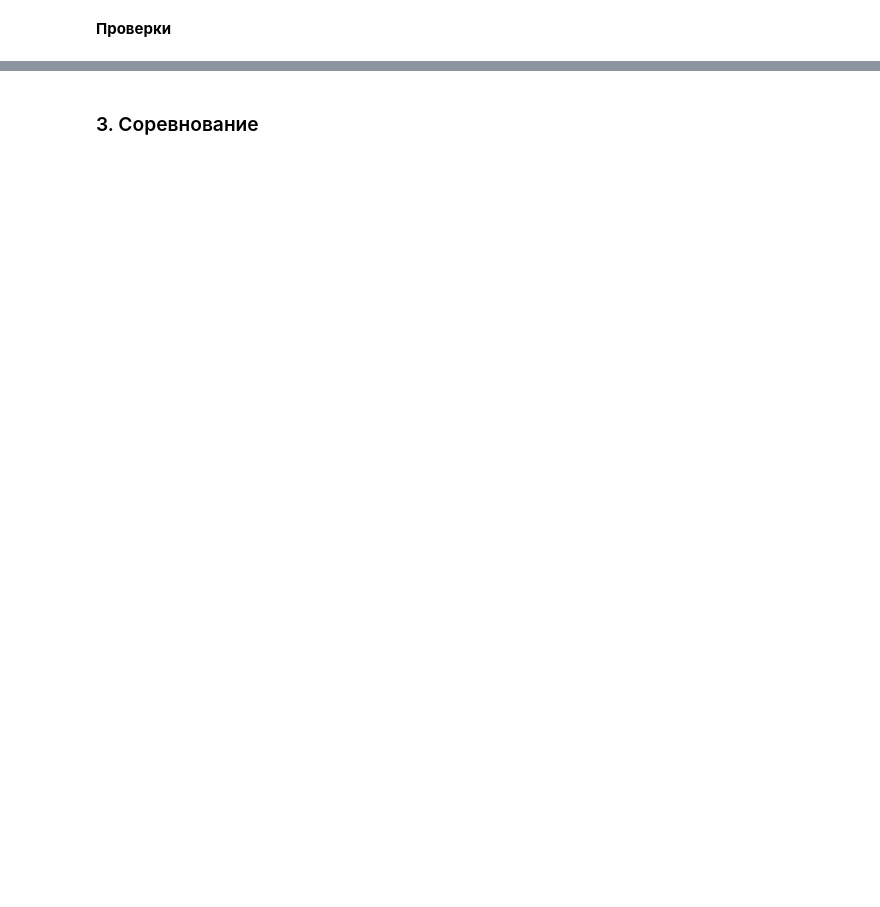
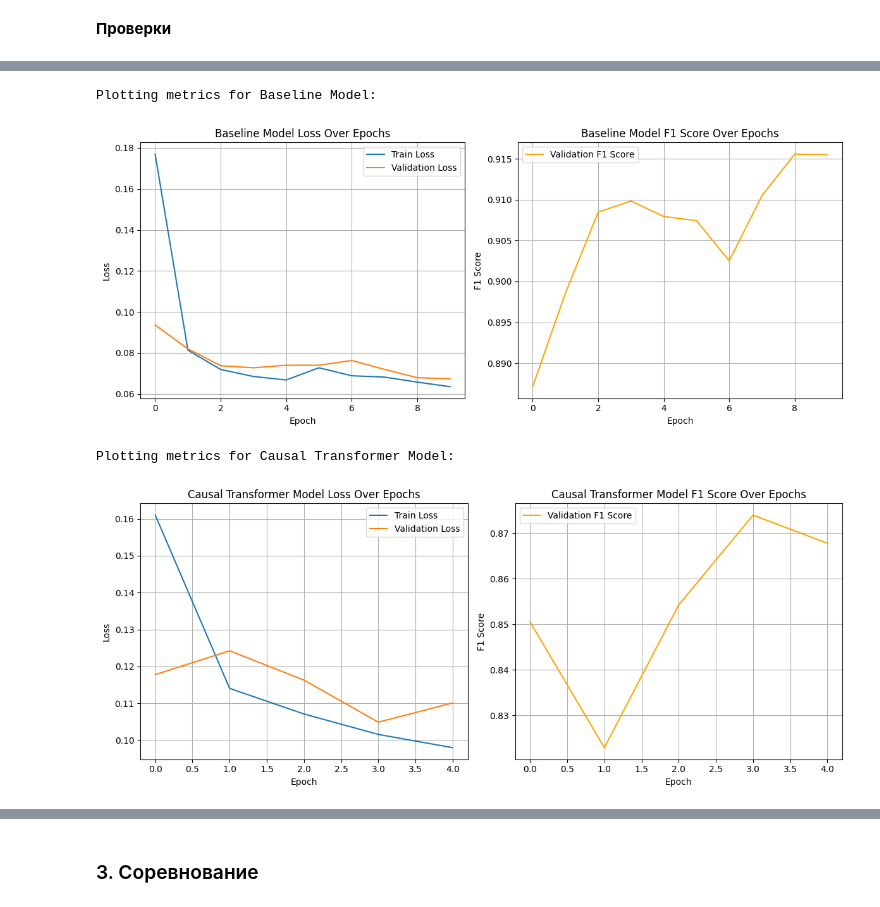
Before and after one commit to viktorsh94/-8.-CSS3-.SASS.-Flexbox.-, a Jupyter notebook: week_10_speech_voice_assistant_pipeline/Homework/dls_week_10_homework.ipynb, the cells around one changed output, grey strips where cells are left out. Cells and saved outputs as stored; diff of their text form; code cells hidden in the pictures; blank space fills up the shorter version.

```diff
--- a/week_10_speech_voice_assistant_pipeline/Homework/dls_week_10_homework.ipynb
+++ b/week_10_speech_voice_assistant_pipeline/Homework/dls_week_10_homework.ipynb
@@ -852,3 +1286,70 @@ best_model_transformer.to(DEVICE)
+# %%
+import matplotlib.pyplot as plt
+from tensorboard.backend.event_processing.event_accumulator import EventAccumulator
+
+# Path to your TensorBoard logs
+log_dir_baseline = f"{WORK_DIR}/runs/end_of_query_baseline/"
+log_dir_transformer = f"{WORK_DIR}/runs/end_of_query_causal_transformer/"
+
+def plot_metrics(log_dir, title_prefix):
+    event_acc = EventAccumulator(log_dir)
+    event_acc.Reload()
+
+    # Extract scalar data
+    try:
+        train_loss = [s.value for s in event_acc.Scalars('train/loss')]
+        val_loss = [s.value for s in event_acc.Scalars('val/loss')]
+        val_f1 = [s.value for s in event_acc.Scalars('val/f1')]
+    except KeyError as e:
+        print(f"Warning: Missing scalar data for {title_prefix}: {e}. Skipping plots.")
+        return
+
+    if not train_loss or not val_loss or not val_f1:
+        print(f"Warning: One or more metric lists are empty for {title_prefix}. Skipping plots.")
+        return
+
+    # Ensure all lists have the same length for plotting
+    min_len = min(len(train_loss), len(val_loss), len(val_f1))
+
+    train_loss = train_loss[:min_len]
+    val_loss = val_loss[:min_len]
+    val_f1 = val_f1[:min_len]
+
+    epochs_range = range(min_len)
+
+    # Plot Loss
+    plt.figure(figsize=(12, 5))
+    plt.subplot(1, 2, 1)
+    plt.plot(epochs_range, train_loss, label='Train Loss')
+    plt.plot(epochs_range, val_loss, label='Validation Loss')
+    plt.title(f'{title_prefix} Loss Over Epochs')
+    plt.xlabel('Epoch')
+    plt.ylabel('Loss')
+    plt.legend()
+    plt.grid(True)
+
+    # Plot F1 Score
+    plt.subplot(1, 2, 2)
+    plt.plot(epochs_range, val_f1, label='Validation F1 Score', color='orange')
+    plt.title(f'{title_prefix} F1 Score Over Epochs')
+    plt.xlabel('Epoch')
+    plt.ylabel('F1 Score')
+    plt.legend()
+    plt.grid(True)
+
+    plt.tight_layout()
+    plt.show()
+
+print("Plotting metrics for Baseline Model:")
+plot_metrics(log_dir_baseline, 'Baseline Model')
+
+print("\nPlotting metrics for Causal Transformer Model:")
+plot_metrics(log_dir_transformer, 'Causal Transformer Model')
+# %% [output]
+Plotting metrics for Baseline Model:
+[figure, added]
+Plotting metrics for Causal Transformer Model:
+[figure, added]
 # %%
 total_params = sum(p.numel() for p in best_model_transformer.parameters())
 # %%
```
Also changed, not shown: parts of 38 cells of this notebook.
